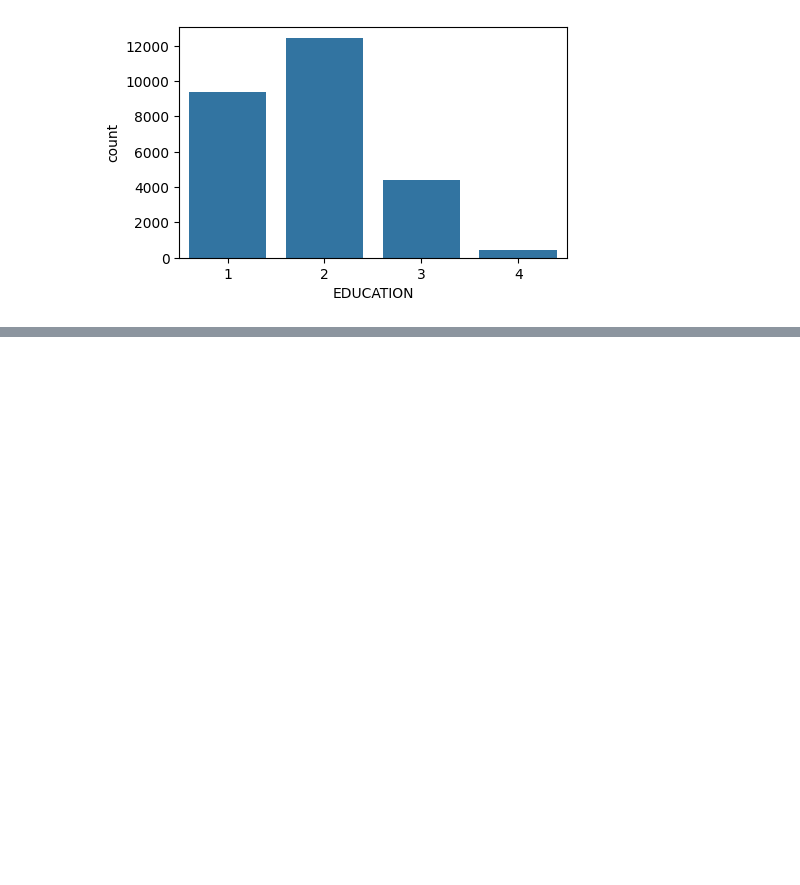
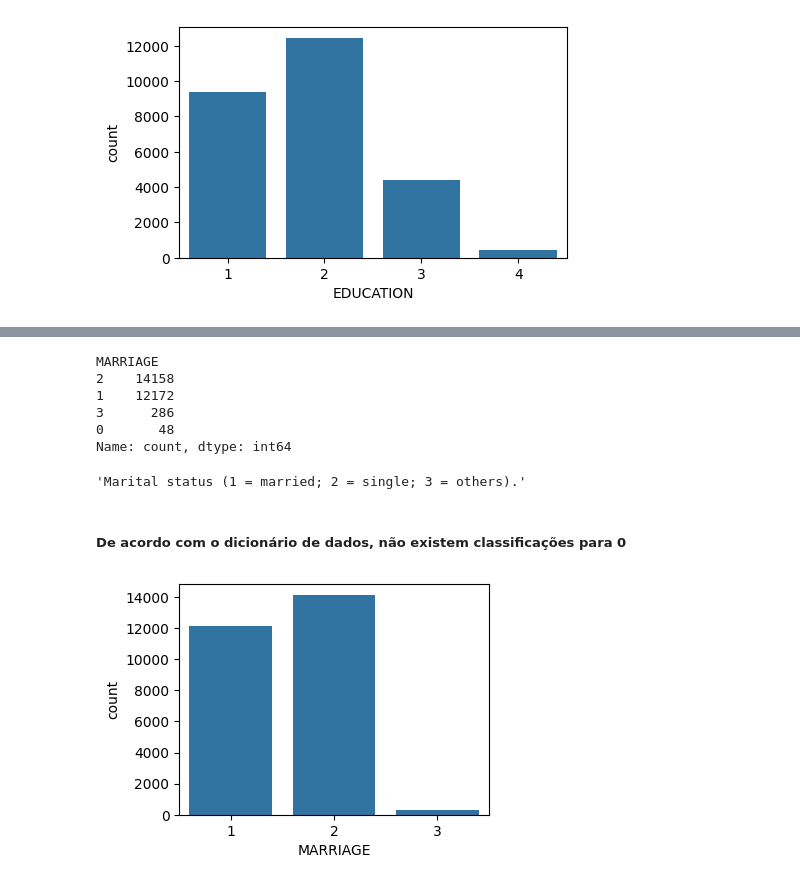
Before and after one commit to danzpy/book-data-science-projects-with-python, a Jupyter notebook: predicao-bons-pagadores.ipynb, the cells around one changed output, grey strips where cells are left out. Saved outputs shown, nothing was run; the diff lists cells and outputs as text; code cells hidden in the pictures; blank space fills up the shorter version.

```diff
--- a/predicao-bons-pagadores.ipynb
+++ b/predicao-bons-pagadores.ipynb
@@ -244,14 +244,8 @@ sns.countplot(data=df_clean_1, x="EDUCATION");
 ##### Remoção dos valores não disponíveis*
 
 *_OBS:_* _Ao remover dados antes do treinamento, pode acarretar em vazamento de dados (data leakage). Essa abordagem foi utilizada pelo autor, seguirei dessa forma durante este projeto._
-# %%
-def new_values(x):
-    if x in (0, 5, 6):
-        return 4
-    else:
-        return x
-
-df_clean_1["EDUCATION"] = df_clean_1["EDUCATION"].map(new_values)
+# %%
+df_clean_1["EDUCATION"] = df_clean_1["EDUCATION"].replace(to_replace=[0, 5, 6], value=4)
 # %%
 plt.figure(figsize=(5, 3))
 sns.countplot(data=df_clean_1, x="EDUCATION");
@@ -259,0 +267,2 @@ sns.countplot(data=df_clean_1, x="EDUCATION");
+# %%
+df_clean_1["EDUCATION"] = df_clean_1["EDUCATION"].replace(to_replace=[0, 5, 6], value=4)
@@ -259,0 +274,22 @@ sns.countplot(data=df_clean_1, x="EDUCATION");
+# %%
+df_clean_1["MARRIAGE"].value_counts()
+# %% [output]
+MARRIAGE
+2    14158
+1    12172
+3      286
+0       48
+Name: count, dtype: int64
+# %%
+info_var["MARRIAGE"]
+# %% [output]
+'Marital status (1 = married; 2 = single; 3 = others).'
+# %% [markdown]
+##### De acordo com o dicionário de dados, não existem classificações para 0
+# %%
+df_clean_1["MARRIAGE"] = df_clean_1["MARRIAGE"].replace(to_replace=0, value=3)
+# %%
+plt.figure(figsize=(4,3))
+sns.countplot(data=df_clean_1, x="MARRIAGE");
+# %% [output]
+[figure, added]
```
Also changed, not shown: parts of 4 cells of this notebook.
